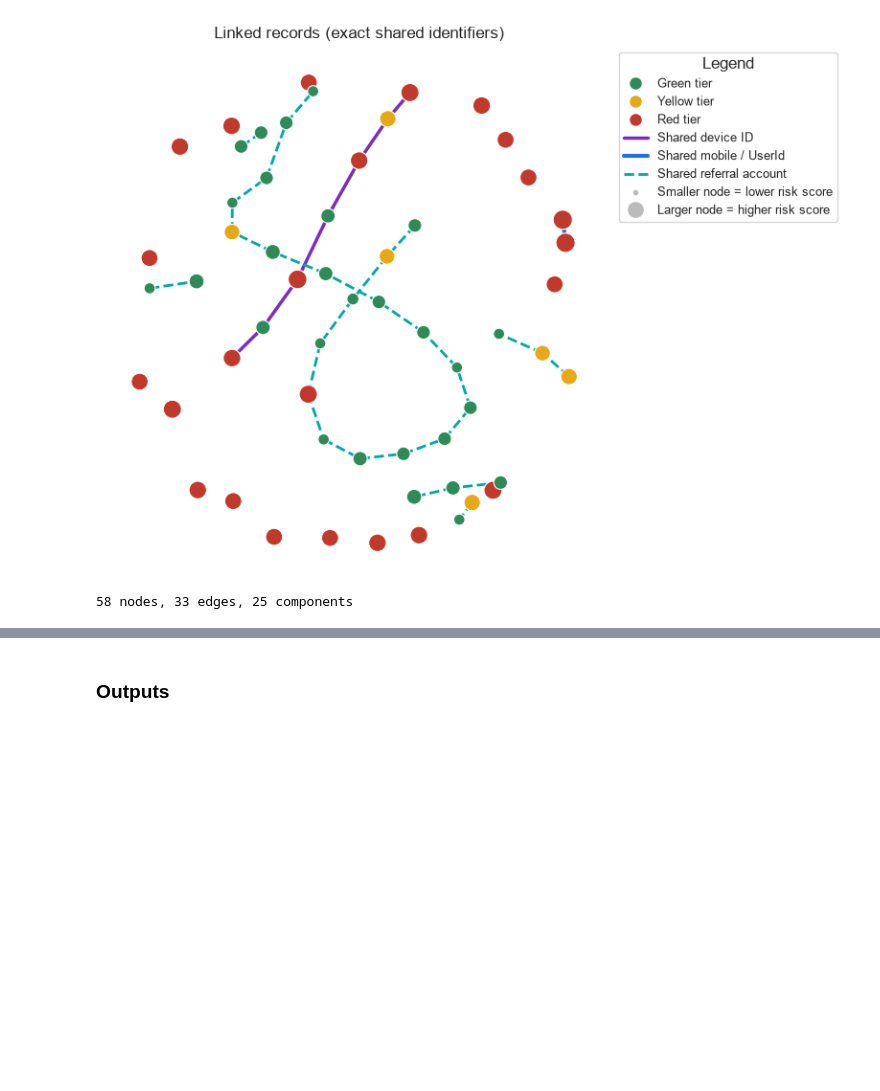
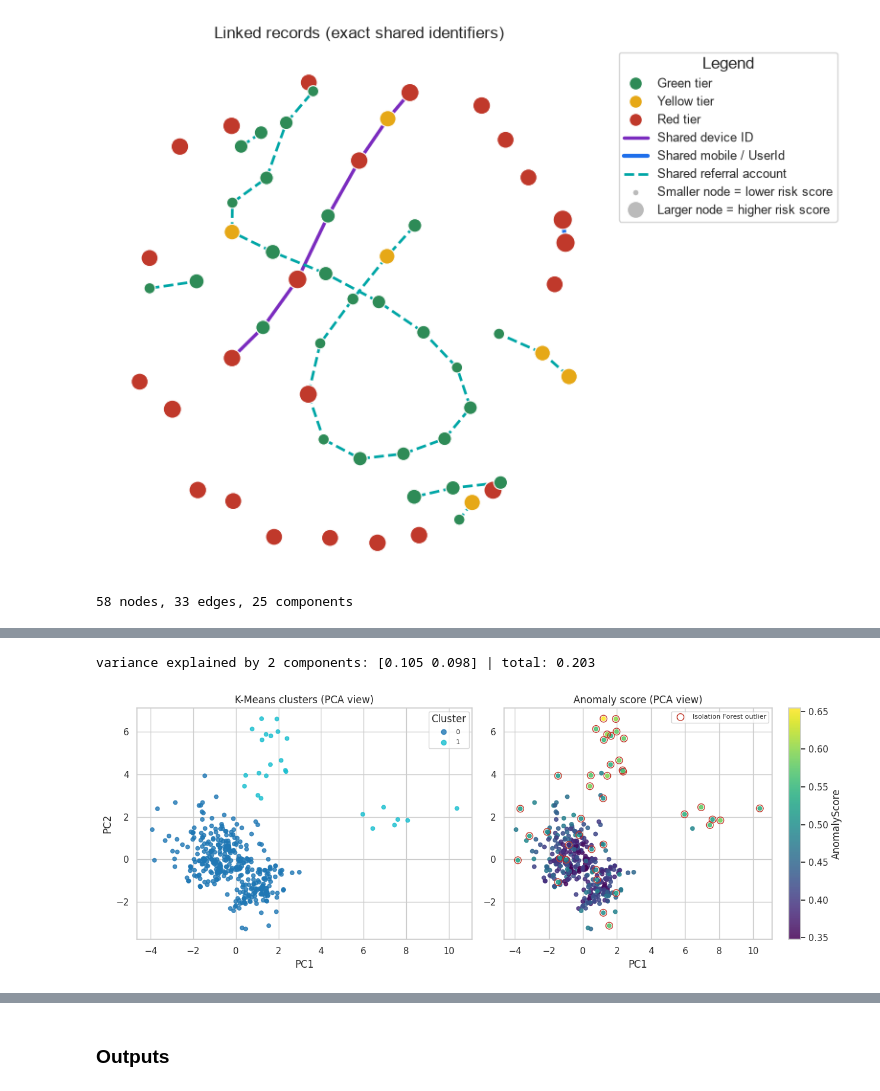
Before and after one commit to DLiu7/FraudGuard, a Jupyter notebook: PromoGuard_Stage1_Notebook.ipynb, the cells around one changed output, grey strips where cells are left out. Cells and saved outputs as stored; diff of their text form; code cells hidden in the pictures; blank space fills up the shorter version.

```diff
--- a/PromoGuard_Stage1_Notebook.ipynb
+++ b/PromoGuard_Stage1_Notebook.ipynb
@@ -642,0 +714,15 @@ print(len(G), "nodes,", G.number_of_edges(), "edges,", nx.number_connected_compo
+# %%
+# Choose k with the silhouette score (higher = better-separated clusters)
+sil = {k: silhouette_score(X, KMeans(n_clusters=k, n_init=10, random_state=42).fit_predict(X)) for k in range(2, 9)}
+print("silhouette by k:", {k: round(v, 3) for k, v in sil.items()})
+best_k = max(sil, key=sil.get)
+print("chosen k:", best_k)
+
+km = KMeans(n_clusters=best_k, n_init=10, random_state=42).fit(X)
+df["Cluster"] = km.labels_
+
+# Describe each cluster: size, average risk, average anomaly score, and the share of records with key signals
+prof = df.groupby("Cluster").agg(size=("Cluster", "size"), mean_risk=("RiskScore", "mean"), mean_anomaly=("AnomalyScore", "mean"),
+                                 pct_gibberish=("Gibberish", "mean"), pct_badIP=("BadIP", "mean"), pct_noLast=("NoLastName", "mean"),
+                                 pct_under18=("Under18", "mean"), mean_subnet24=("Subnet24N", "mean"), mean_emailshare=("EmailShare", "mean")).round(2)
+prof
@@ -642,0 +736,17 @@ print(len(G), "nodes,", G.number_of_edges(), "edges,", nx.number_connected_compo
+# %%
+pca = PCA(n_components=2, random_state=42)
+Z2 = pca.fit_transform(X)
+print("variance explained by 2 components:", pca.explained_variance_ratio_.round(3), "| total:", round(pca.explained_variance_ratio_.sum(), 3))
+
+fig, ax = plt.subplots(1, 2, figsize=(13, 5))
+sc = ax[0].scatter(Z2[:, 0], Z2[:, 1], c=df.Cluster, cmap="tab10", s=22, alpha=.8)
+ax[0].set_title("K-Means clusters (PCA view)"); ax[0].set_xlabel("PC1"); ax[0].set_ylabel("PC2")
+ax[0].legend(*sc.legend_elements(), title="Cluster", fontsize=8)
+sc2 = ax[1].scatter(Z2[:, 0], Z2[:, 1], c=df.AnomalyScore, cmap="viridis", s=22, alpha=.85)
+ax[1].scatter(Z2[df.IsoOutlier, 0], Z2[df.IsoOutlier, 1], facecolors="none", edgecolors="#C0392B", s=70, label="Isolation Forest outlier")
+ax[1].set_title("Anomaly score (PCA view)"); ax[1].set_xlabel("PC1"); ax[1].legend(fontsize=8)
+plt.colorbar(sc2, ax=ax[1], label="AnomalyScore")
+plt.tight_layout(); plt.show()
+# %% [output]
+variance explained by 2 components: [0.105 0.098] | total: 0.203
+[figure, added]
```
Also changed, not shown: parts of 11 cells of this notebook, 1 other file.
